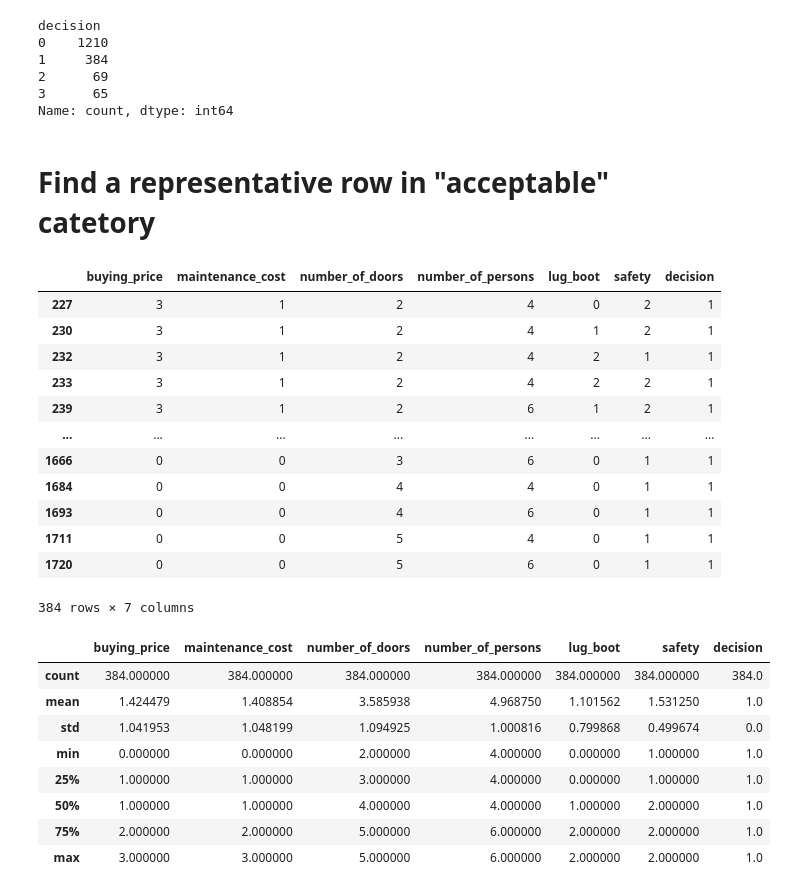
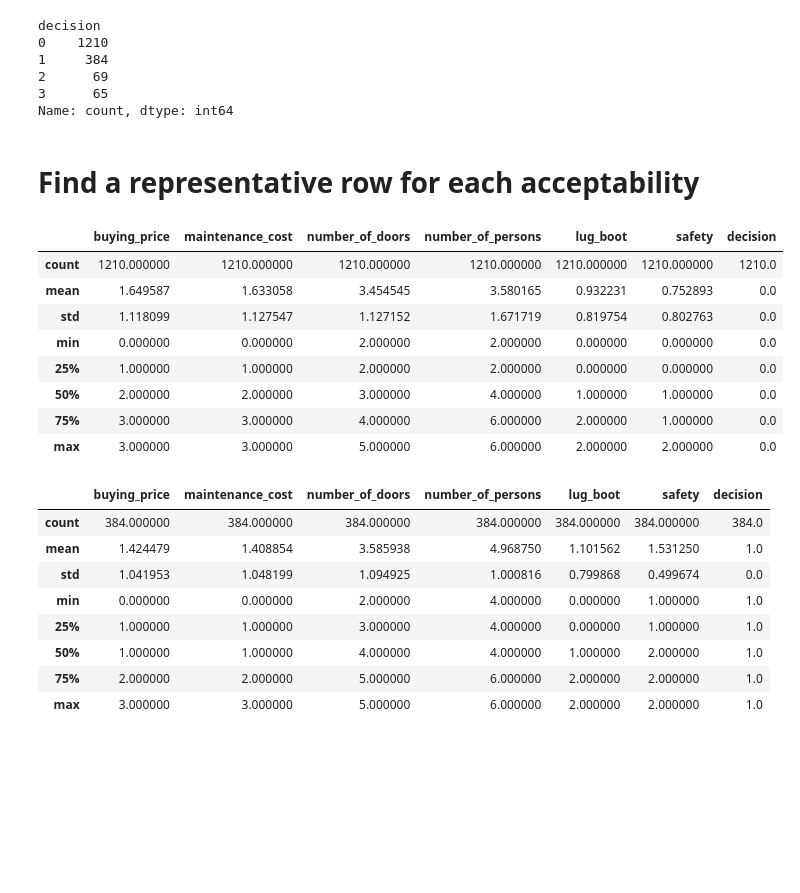
Before and after one commit to dzungpnguyen/ai-rationality, a Jupyter notebook: data_processing.ipynb, the cells around one changed output. Saved outputs shown, nothing was run; the diff lists cells and outputs as text; code cells hidden in the pictures; blank space fills up the shorter version.

Commit message:
representative rows

```diff
--- a/data_processing.ipynb
+++ b/data_processing.ipynb
@@ -146,24 +146,24 @@ decision
 3      65
 Name: count, dtype: int64
 # %% [markdown]
-# Find a representative row in "acceptable" catetory
+# Find a representative row for each acceptability
-# %%
-acceptable_cars = df[df['decision'] == 1]
-acceptable_cars
-# %% [output]
-|  | buying_price | maintenance_cost | number_of_doors | number_of_persons | lug_boot | safety | decision |
-| 227 | 3 | 1 | 2 | 4 | 0 | 2 | 1 |
-| 230 | 3 | 1 | 2 | 4 | 1 | 2 | 1 |
-| 232 | 3 | 1 | 2 | 4 | 2 | 1 | 1 |
-| 233 | 3 | 1 | 2 | 4 | 2 | 2 | 1 |
-| 239 | 3 | 1 | 2 | 6 | 1 | 2 | 1 |
-| ... | ... | ... | ... | ... | ... | ... | ... |
-| 1666 | 0 | 0 | 3 | 6 | 0 | 1 | 1 |
-| 1684 | 0 | 0 | 4 | 4 | 0 | 1 | 1 |
-| 1693 | 0 | 0 | 4 | 6 | 0 | 1 | 1 |
-| 1711 | 0 | 0 | 5 | 4 | 0 | 1 | 1 |
-| 1720 | 0 | 0 | 5 | 6 | 0 | 1 | 1 |
-384 rows × 7 columns
+# %%
+unacceptable_cars = df[df['decision'] == 0]
+acceptable_cars = df[df['decision'] == 1]
+good_cars = df[df['decision'] == 2]
+very_good_cars = df[df['decision'] == 3]
+# %%
+unacceptable_cars.describe()
+# %% [output]
+|  | buying_price | maintenance_cost | number_of_doors | number_of_persons | lug_boot | safety | decision |
+| count | 1210.000000 | 1210.000000 | 1210.000000 | 1210.000000 | 1210.000000 | 1210.000000 | 1210.0 |
+| mean | 1.649587 | 1.633058 | 3.454545 | 3.580165 | 0.932231 | 0.752893 | 0.0 |
+| std | 1.118099 | 1.127547 | 1.127152 | 1.671719 | 0.819754 | 0.802763 | 0.0 |
+| min | 0.000000 | 0.000000 | 2.000000 | 2.000000 | 0.000000 | 0.000000 | 0.0 |
+| 25% | 1.000000 | 1.000000 | 2.000000 | 2.000000 | 0.000000 | 0.000000 | 0.0 |
+| 50% | 2.000000 | 2.000000 | 3.000000 | 4.000000 | 1.000000 | 1.000000 | 0.0 |
+| 75% | 3.000000 | 3.000000 | 4.000000 | 6.000000 | 2.000000 | 1.000000 | 0.0 |
+| max | 3.000000 | 3.000000 | 5.000000 | 6.000000 | 2.000000 | 2.000000 | 0.0 |
 # %%
 acceptable_cars.describe()
 # %% [output]
```
Also changed, not shown: parts of 17 cells of this notebook.
